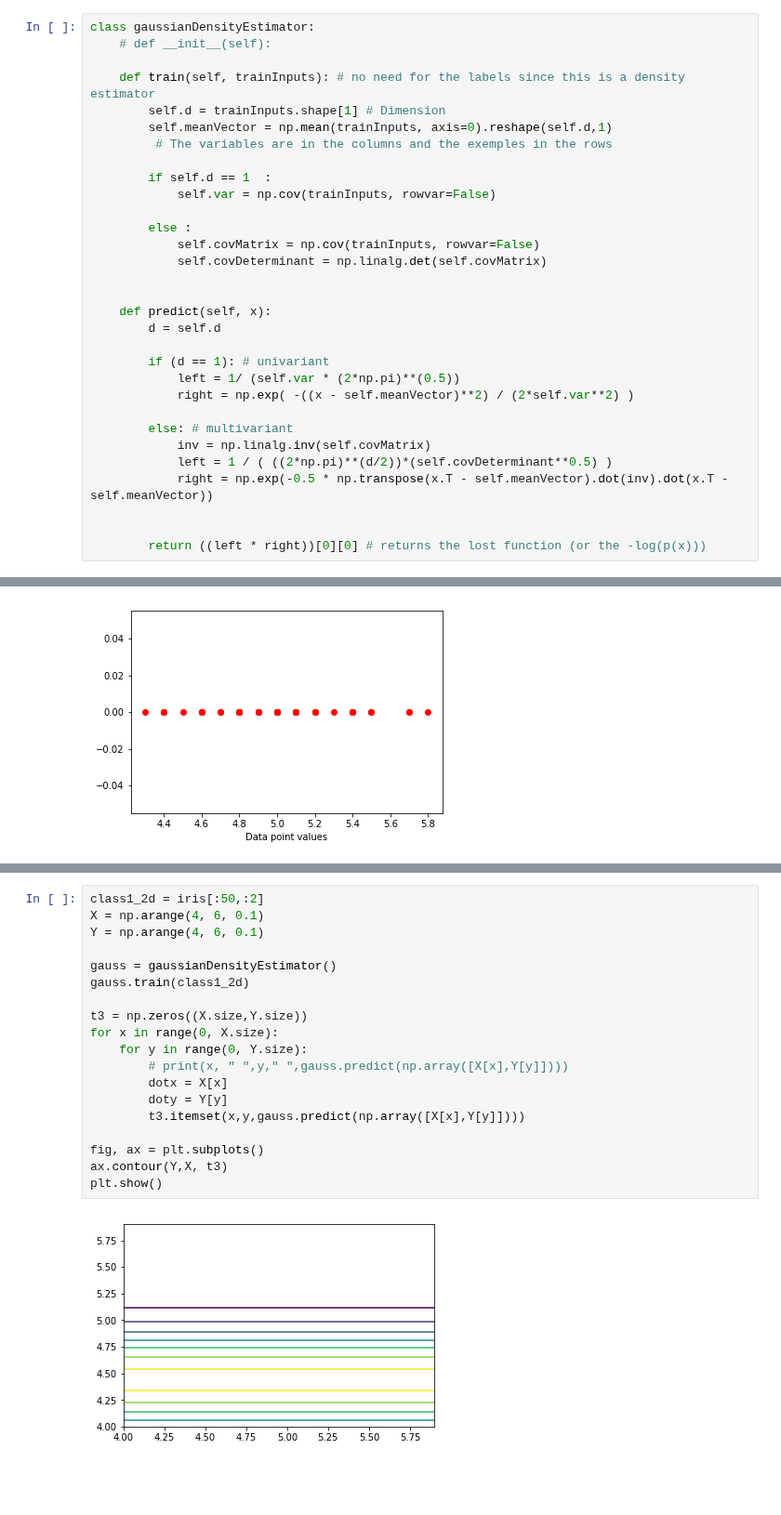
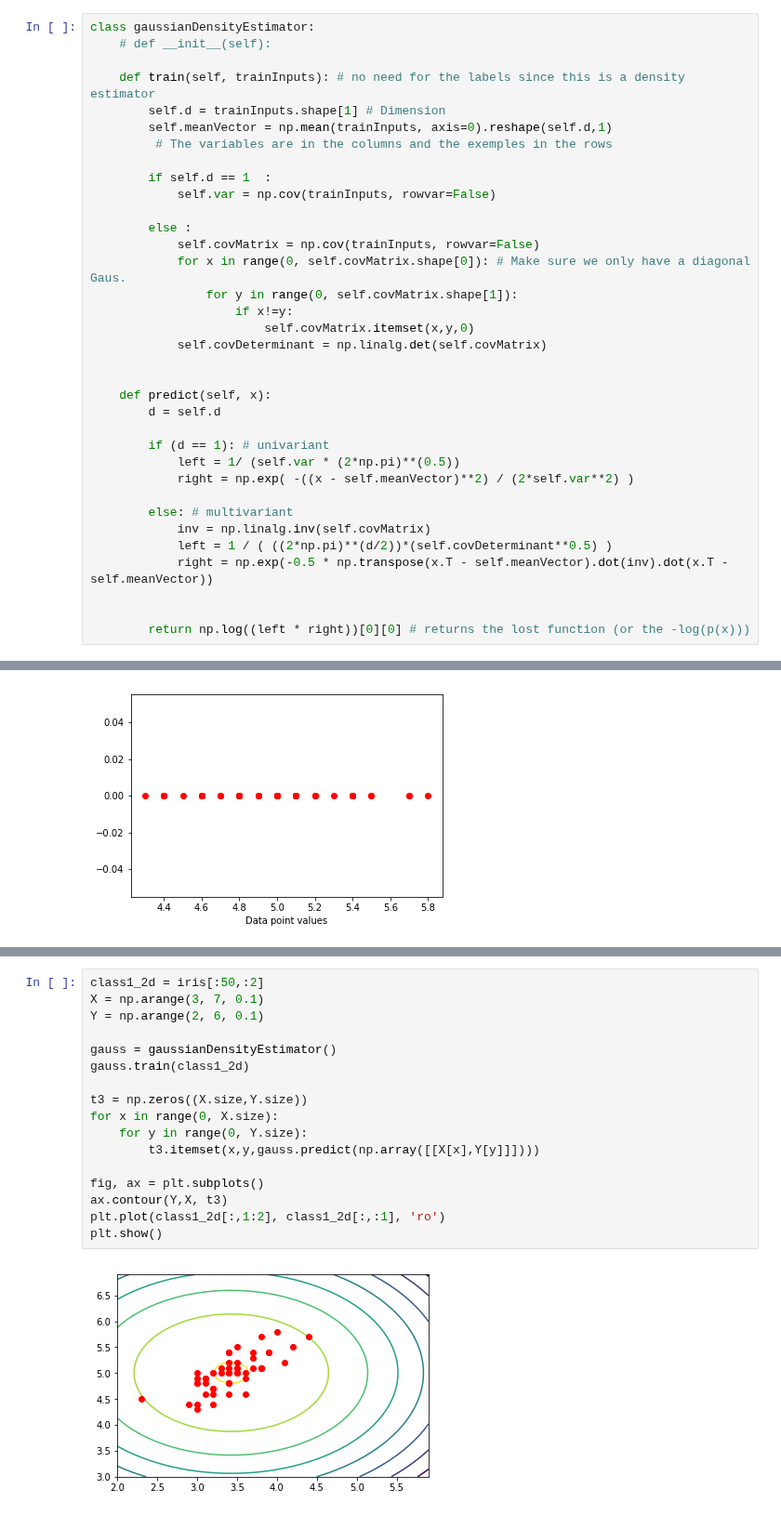
Before and after one commit to marued/IFT6390, a Jupyter notebook: Homeworks/Homework1/Question1.ipynb, the cells around one changed output, grey strips where cells are left out. Shown at 93% size. Drawn from its saved outputs; the diff is of its cells as text; blank space fills up the shorter version.

```diff
--- a/Homeworks/Homework1/Question1.ipynb
+++ b/Homeworks/Homework1/Question1.ipynb
@@ -528,6 +528,10 @@ class gaussianDensityEstimator:
 
         else :
             self.covMatrix = np.cov(trainInputs, rowvar=False)
+            for x in range(0, self.covMatrix.shape[0]): # Make sure we only have a diagonal Gaus.
+                for y in range(0, self.covMatrix.shape[1]):
+                    if x!=y:
+                        self.covMatrix.itemset(x,y,0)
             self.covDeterminant = np.linalg.det(self.covMatrix)
 
 
@@ -544,7 +548,7 @@ class gaussianDensityEstimator:
             right = np.exp(-0.5 * np.transpose(x.T - self.meanVector).dot(inv).dot(x.T - self.meanVector))
 
 
-        return ((left * right))[0][0] # returns the lost function (or the -log(p(x)))
+        return np.log((left * right))[0][0] # returns the lost function (or the -log(p(x)))
 # %%
 gauss = gaussianDensityEstimator()
 
@@ -694,21 +699,19 @@ To have an expressive curve, we have to minimise the hyper-parameter, but to mak
 # %%
 class1_2d = iris[:50,:2]
-X = np.arange(4, 6, 0.1)
-Y = np.arange(4, 6, 0.1)
+X = np.arange(3, 7, 0.1)
+Y = np.arange(2, 6, 0.1)
 
 gauss = gaussianDensityEstimator()
 gauss.train(class1_2d)
 
 t3 = np.zeros((X.size,Y.size))
 for x in range(0, X.size):
     for y in range(0, Y.size):
-        # print(x, " ",y," ",gauss.predict(np.array([X[x],Y[y]])))
-        dotx = X[x]
-        doty = Y[y]
-        t3.itemset(x,y,gauss.predict(np.array([X[x],Y[y]])))
+        t3.itemset(x,y,gauss.predict(np.array([[X[x],Y[y]]])))
 
 fig, ax = plt.subplots()
 ax.contour(Y,X, t3)
+plt.plot(class1_2d[:,1:2], class1_2d[:,:1], 'ro')
 plt.show()
 # %% [output]
-[figure, old version]
+[figure, new version]
```
Also changed, not shown: parts of 26 cells of this notebook.
